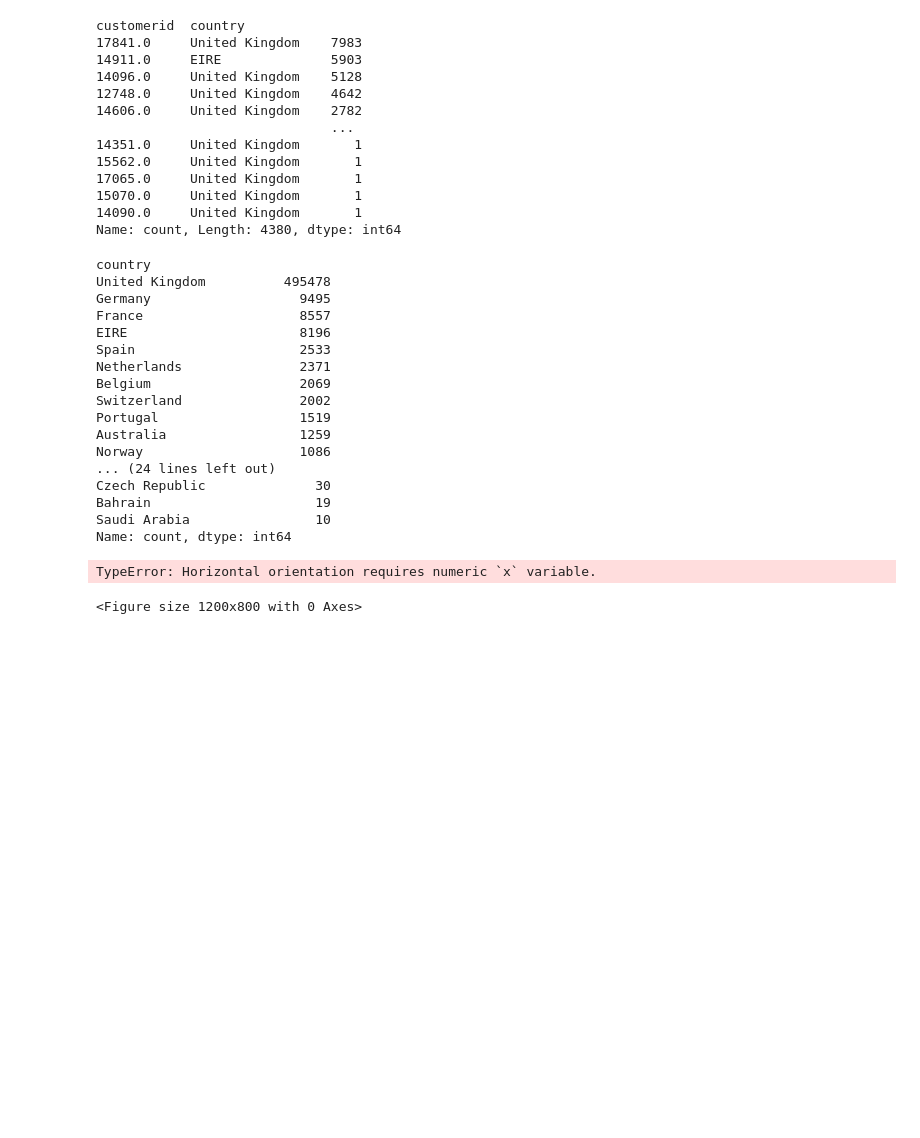
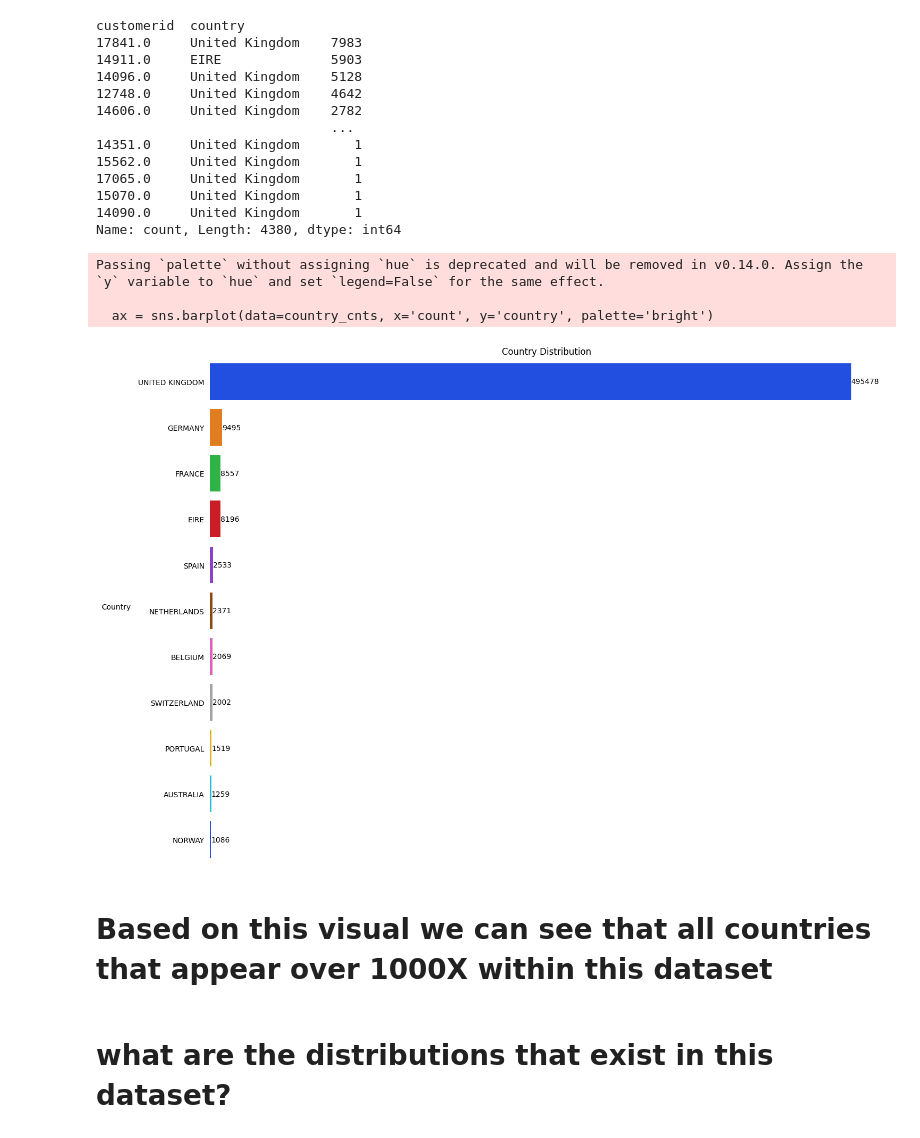
Before and after one commit to Marc-Aradillas/customer-segmentation-project, a Jupyter notebook: prep.ipynb, the cells around one changed output. Drawn from its saved outputs; the diff is of its cells as text; code cells hidden in the pictures; blank space fills up the shorter version.

```diff
--- a/prep.ipynb
+++ b/prep.ipynb
@@ -82,30 +109,60 @@ customerid  country
 14090.0     United Kingdom       1
 Name: count, Length: 4380, dtype: int64
 # %%
-cdf.country.value_counts()
+country_cnts = df.country.value_counts()
-# %% [output]
-country
-United Kingdom          495478
-Germany                   9495
-France                    8557
-EIRE                      8196
-Spain                     2533
-Netherlands               2371
-Belgium                   2069
-Switzerland               2002
-Portugal                  1519
-Australia                 1259
-Norway                    1086
-... (24 lines left out)
-Czech Republic              30
-Bahrain                     19
-Saudi Arabia                10
-Name: count, dtype: int64
+# %%
+country_cnts = pd.DataFrame(country_cnts).reset_index()
+# %%
+country_cnts = country_cnts[country_cnts['count'] > 1000]
 # %%
-plt.figure(figsize=(12, 8))
+# plt.figure(figsize=(12, 8))
 
-sns.barplot(data=df, x='country')
-plt.title('Country Distribution')
+# sns.barplot(data=country_cnts, x='count', y='country', palette='bright')
+# plt.title('Country Distribution')
+# plt.ylabel('Country', rotation=0)
+# plt.tight_layout()
+# plt.show()
-# %% [output]
-TypeError: Horizontal orientation requires numeric `x` variable.
-<Figure size 1200x800 with 0 Axes>
+# %%
+# set figsze
+plt.figure(figsize=(15, 10))
+
+# Create the bar plot
+ax = sns.barplot(data=country_cnts, x='count', y='country', palette='bright')
+
+# remove spines
+sns.despine(left=True, bottom=True)
+
+# adding values at the end of each bar
+for p in ax.patches:
+
+    ax.annotate(f'{p.get_width():.0f}', (p.get_width(), p.get_y() + p.get_height() / 2),
+                ha='left', va='center', fontsize=10, color='black')
+
+# Remove x-tick labels, keeping the ticks
+ax.set_xticklabels([])
+ax.set_xticks([])
+
+# Remove y ticks
+ax.tick_params(axis='y', which='both', left=False)
+# ax.tick_params(axis='x', which='both', bottom=False, xlabel=None)
+
+
+# set labels
+plt.title('Country Distribution')
+
+# capitalize the y-axis labels
+ax.set_yticklabels([label.get_text().upper() for label in ax.get_yticklabels()])
+
+plt.ylabel('Country', rotation=0, labelpad=30)
+plt.xlabel('')
+plt.tight_layout()
+plt.show()
+# %% [output]
+Passing `palette` without assigning `hue` is deprecated and will be removed in v0.14.0. Assign the `y` variable to `hue` and set `legend=False` for the same effect.
+
+  ax = sns.barplot(data=country_cnts, x='count', y='country', palette='bright')
+[figure, added]
+# %% [markdown]
+# Based on this visual we can see that all countries that appear over 1000X within this dataset
+# %% [markdown]
+# what are the distributions that exist in this dataset?
```
Also changed, not shown: parts of 21 cells of this notebook, 1 other file.
